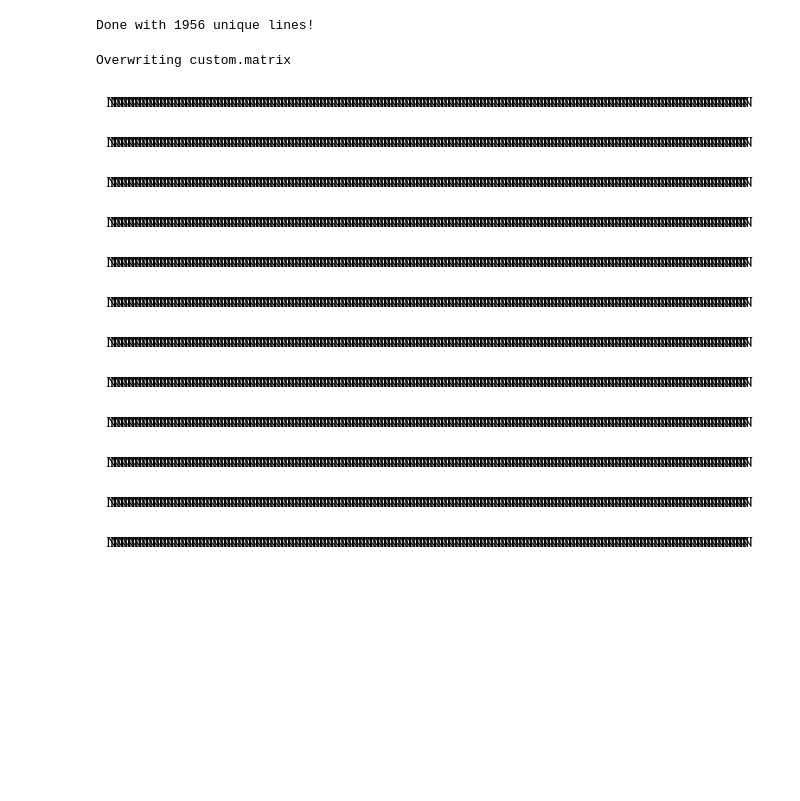
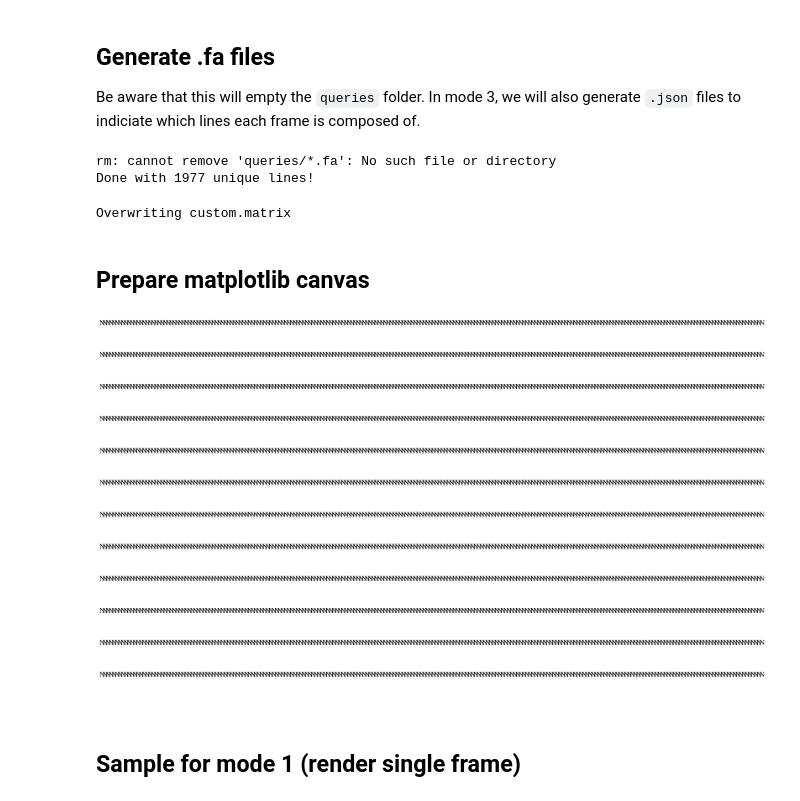
Before and after one commit to kevinjycui/bad-apple-on-human-genome, a Jupyter notebook: render.ipynb, the cells around one changed output. Cells and saved outputs as stored; diff of their text form; code cells hidden in the pictures; blank space fills up the shorter version.

```diff
--- a/render.ipynb
+++ b/render.ipynb
@@ -11,22 +13,28 @@ Frames folder not empty, skipping
 # %%
 HEIGHT = 12
-WIDTH = 180
+WIDTH = 220
 FRAMES = 5258 # 5258
 FPS = 1 # 24
 MODE = 3 # 1 for sequence per frame, 2 for sequence per coordinate, 3 for sequence per line
+GROUP1 = 'AG'
+GROUP2 = 'CT'
+# %% [markdown]
+## Generate .fa files
+Be aware that this will empty the `queries` folder. In mode 3, we will also generate `.json` files to indiciate which lines each frame is composed of.
 # %%
 !mkdir -p queries
 !rm queries/*.fa
 !rm queries/*.json
 from query_generator import *
 if MODE == 1:
-    generate_queries_by_frame(HEIGHT, WIDTH, FRAMES, FPS)
+    generate_queries_by_frame(HEIGHT, WIDTH, FRAMES, FPS, GROUP1, GROUP2)
 elif MODE == 2:
-    generate_queries_by_coordinate(HEIGHT, WIDTH, FRAMES, FPS)
+    generate_queries_by_coordinate(HEIGHT, WIDTH, FRAMES, FPS, GROUP1, GROUP2)
 elif MODE == 3:
-    generate_queries_by_line(HEIGHT, WIDTH, FRAMES, FPS)
+    generate_queries_by_line(HEIGHT, WIDTH, FRAMES, FPS, GROUP1, GROUP2)
 # %% [output]
-Done with 1956 unique lines!
+rm: cannot remove 'queries/*.fa': No such file or directory
+Done with 1977 unique lines!
 # %%
 %%writefile custom.matrix
    A  C  G  T
@@ -37,5 +45,7 @@ T -2 -2  1  1
 # %% [output]
 Overwriting custom.matrix
+# %% [markdown]
+## Prepare matplotlib canvas
 # %%
 def get_sequence(data):
     if data["status"] != "Sequence found":
@@ -53,13 +63,13 @@ import numpy as np
 
 plt.rcParams['font.family'] = 'STIXGeneral'
 
-fig, ax = plt.subplots()
+fig, ax = plt.subplots(figsize=(19, 11))
 ax.axis("off")
 
 fig_text = {}
 for x in range(WIDTH):
     for y in range(HEIGHT):
-        fig_text[(x, y)] = fig.text(x/WIDTH, 1-y/HEIGHT, "N")
+        fig_text[(x, y)] = fig.text(x/WIDTH, 1-y/HEIGHT, "N", fontsize=16)
 
 plt.tight_layout()
 
@@ -67,43 +77,48 @@ def clear():
     for tx in fig_text.values():
         tx.set_text("-")
         tx.set_color((0,0,0))
+
+def get_color(base):
+    return (1,0,0) if base in GROUP1 else (0,0,1) if base in GROUP2 else (0,0,0)
 
 def draw(i):
     if MODE == 1:
         if sequences[i] == "":
             return
         print(f"Drawing frame {i} in frame mode", end="\r", flush=True)
         remainder = len(sequences[i]) % WIDTH
         pad_width = (WIDTH - remainder) % WIDTH
         sequence = np.pad(np.array(list(sequences[i])), (0, pad_width), mode='constant', constant_values='-').reshape((-1, WIDTH))
         for x in range(WIDTH):
             for y in range(HEIGHT):
                 base = sequence[y,x]
-                color = (1,0,0) if base in "AG" else (0,0,1) if base in "CT" else (0,0,0)
+                color = get_color(base)
                 fig_text[(x, y)].set_text(base)
                 fig_text[(x, y)].set_color(color)
     elif MODE == 2:
         print(f"Drawing frame {i} in coordinate mode", end="\r", flush=True)
         for x, y in fig_text.keys():
             sequence = sequences[(x, y)]
             if sequence != "":
                 base = sequence[i] if i<len(sequence) else '-'
-                color = (1,0,0) if base in "AG" else (0,0,1) if base in "CT" else (0,0,0)
+                color = get_color(base)
                 fig_text[(x, y)].set_text(base)
                 fig_text[(x, y)].set_color(color)
     elif MODE == 3:
         print(f"Drawing frame {i} in line mode", end="\r", flush=True)
         if i not in sequences:
               return
         sequence = np.array(list(sequences[i])).reshape((HEIGHT, WIDTH))
         for x in range(WIDTH):
             for y in range(HEIGHT):
                 base = sequence[y,x]
-                color = (1,0,0) if base in "AG" else (0,0,1) if base in "CT" else (0,0,0)
+                color = get_color(base)
                 fig_text[(x, y)].set_text(base)
                 fig_text[(x, y)].set_color(color)
 # %% [output]
-[figure, old version]
+[figure, new version]
+# %% [markdown]
+## Sample for mode 1 (render single frame)
 # %%
 # Sample
 if MODE == 1:
```
Also changed, not shown: parts of 12 cells of this notebook, 5 other files.
